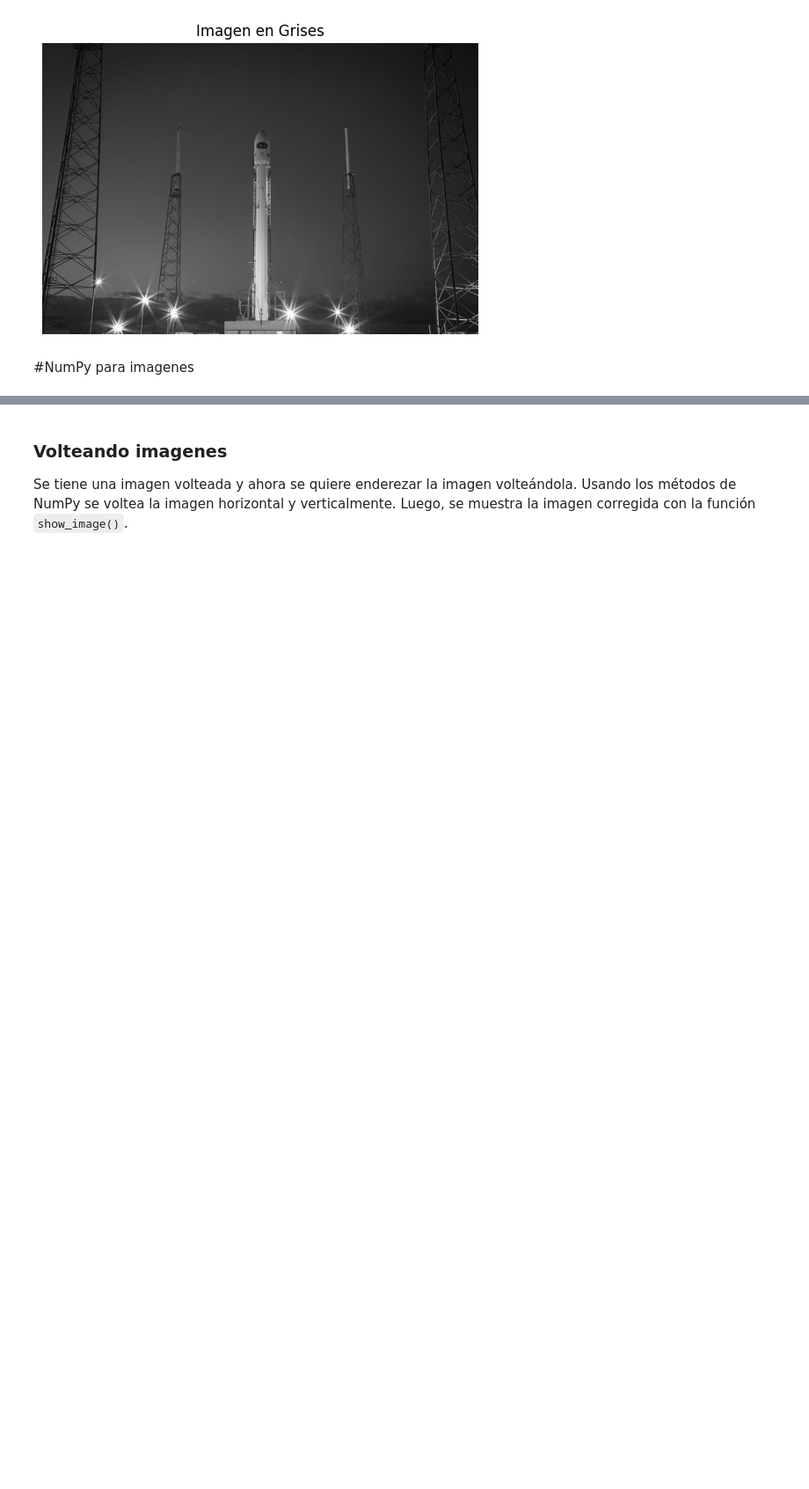
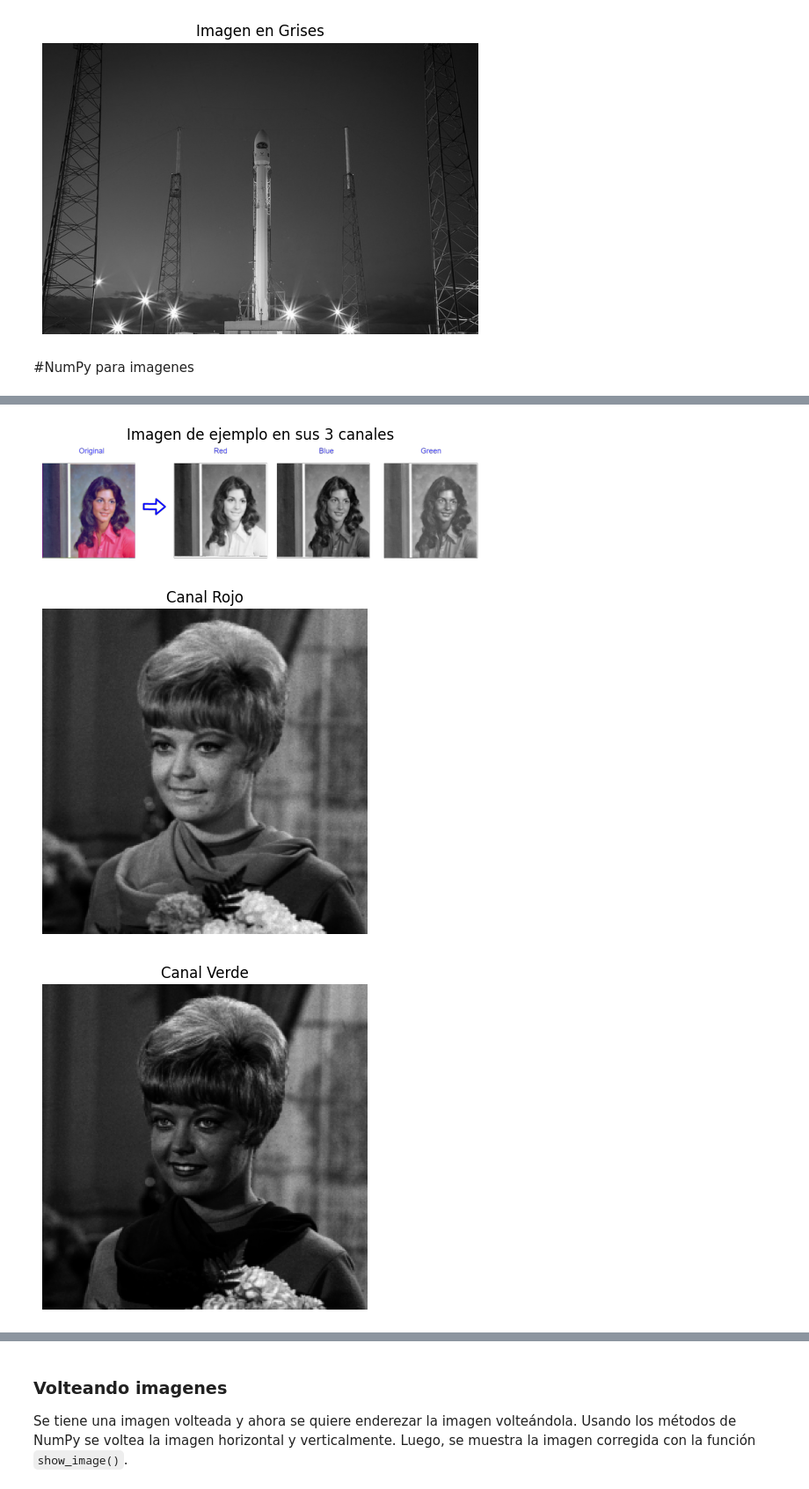
Before and after one commit to MauroTalamantes/Introducci-n_ProcesamientoImagenes_ScikitImage, a Jupyter notebook: Introducción_a_Procesamiento_de_imágenes_y_scikit_image.ipynb, the cells around one changed output, grey strips where cells are left out. Shown at 88% size. Cells and saved outputs as stored; diff of their text form; code cells hidden in the pictures; blank space fills up the shorter version.

```diff
--- a/Introducción_a_Procesamiento_de_imágenes_y_scikit_image.ipynb
+++ b/Introducción_a_Procesamiento_de_imágenes_y_scikit_image.ipynb
@@ -113,0 +162,18 @@ Resolving deltas: 100% (1/1), done.
+# %%
+#Obtención de los valores de rojo de la imagen
+red = image[:, :, 0]
+# Obtención de los valores de verdes de la imagen
+green = image[:, :, 1]
+# Obtención de los valores de azules de la imagen
+blue = image[:, :, 2]
+# %%
+color_img = plt.imread('dataset/color.png')
+show_image(color_img, 'Imagen de ejemplo en sus 3 canales')
+
+show_image(red, 'Canal Rojo')
+show_image(green, 'Canal Verde')
+show_image(blue, 'Canal Azul')
+# %% [output]
+[figure, added]
+[figure, added]
+[figure, added]
```
Also changed, not shown: parts of 20 cells of this notebook.
